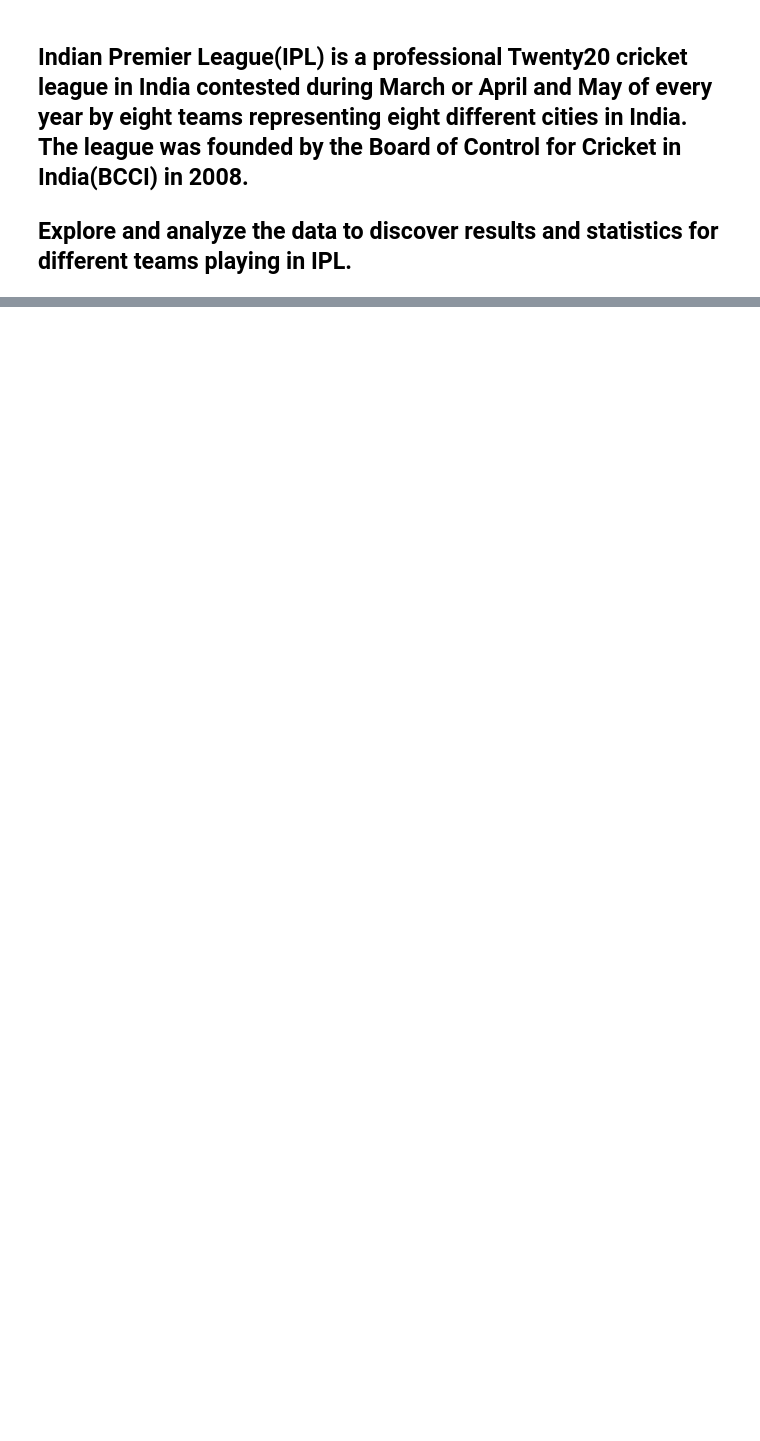
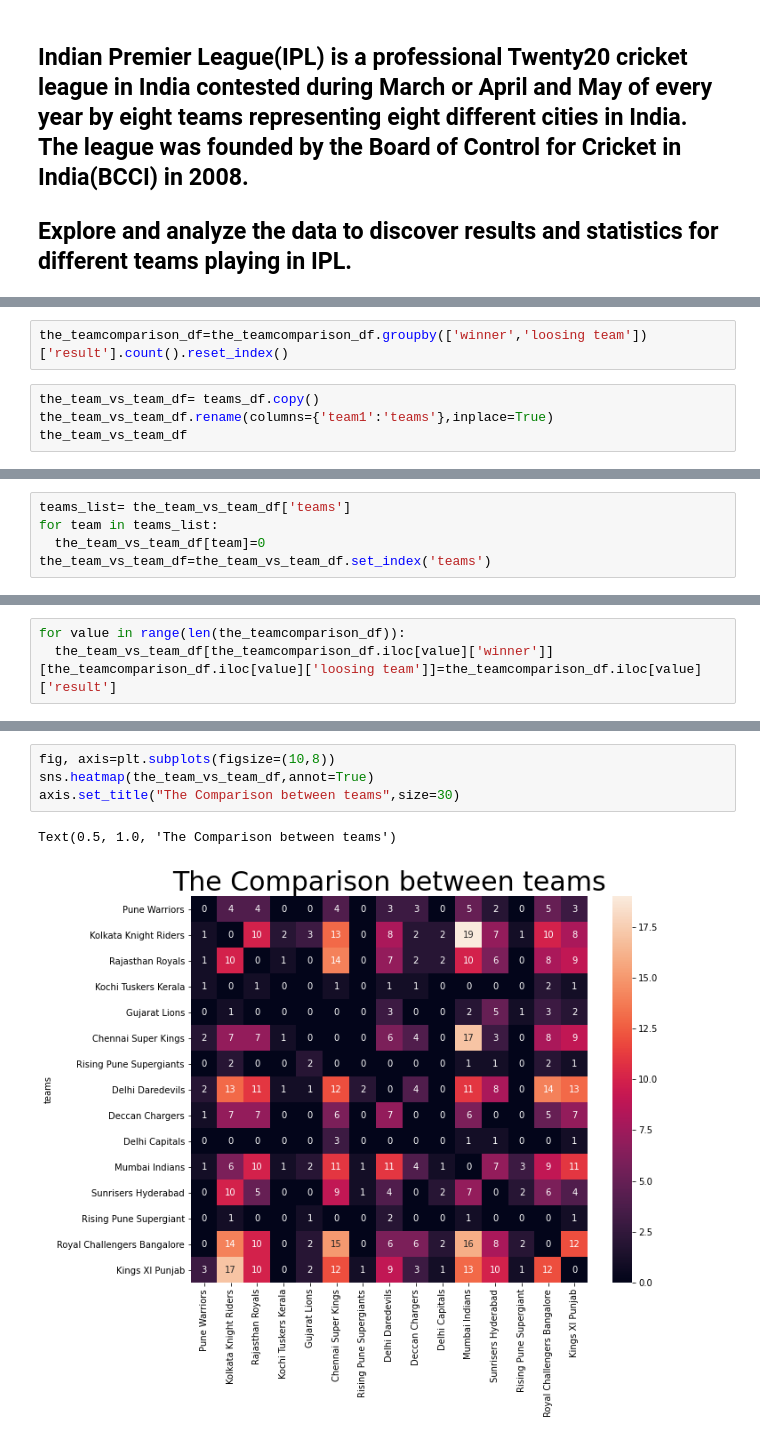
Before and after one commit to Pradip240/IPL-T20-Cricket-Analysis, a Jupyter notebook: Vridhi_IPL_T20_Cricket_Analysis_Capstone_Project.ipynb, the cells around one changed output, grey strips where cells are left out. Cells and saved outputs as stored; diff of their text form; blank space fills up the shorter version.

```diff
--- a/Vridhi_IPL_T20_Cricket_Analysis_Capstone_Project.ipynb
+++ b/Vridhi_IPL_T20_Cricket_Analysis_Capstone_Project.ipynb
@@ -36,0 +127,6 @@ Expectations at the end of the project:
+# %%
+the_teamcomparison_df=the_teamcomparison_df.groupby(['winner','loosing team'])['result'].count().reset_index()
+# %%
+the_team_vs_team_df= teams_df.copy()
+the_team_vs_team_df.rename(columns={'team1':'teams'},inplace=True)
+the_team_vs_team_df
@@ -36,0 +150,5 @@ Expectations at the end of the project:
+# %%
+teams_list= the_team_vs_team_df['teams']
+for team in teams_list:
+  the_team_vs_team_df[team]=0
+the_team_vs_team_df=the_team_vs_team_df.set_index('teams')
@@ -36,0 +171,3 @@ Expectations at the end of the project:
+# %%
+for value in range(len(the_teamcomparison_df)):
+  the_team_vs_team_df[the_teamcomparison_df.iloc[value]['winner']][the_teamcomparison_df.iloc[value]['loosing team']]=the_teamcomparison_df.iloc[value]['result']
@@ -36,0 +194,7 @@ Expectations at the end of the project:
+# %%
+fig, axis=plt.subplots(figsize=(10,8))
+sns.heatmap(the_team_vs_team_df,annot=True)
+axis.set_title("The Comparison between teams",size=30)
+# %% [output]
+Text(0.5, 1.0, 'The Comparison between teams')
+[figure, added]
```
Also changed, not shown: parts of 14 cells of this notebook.
